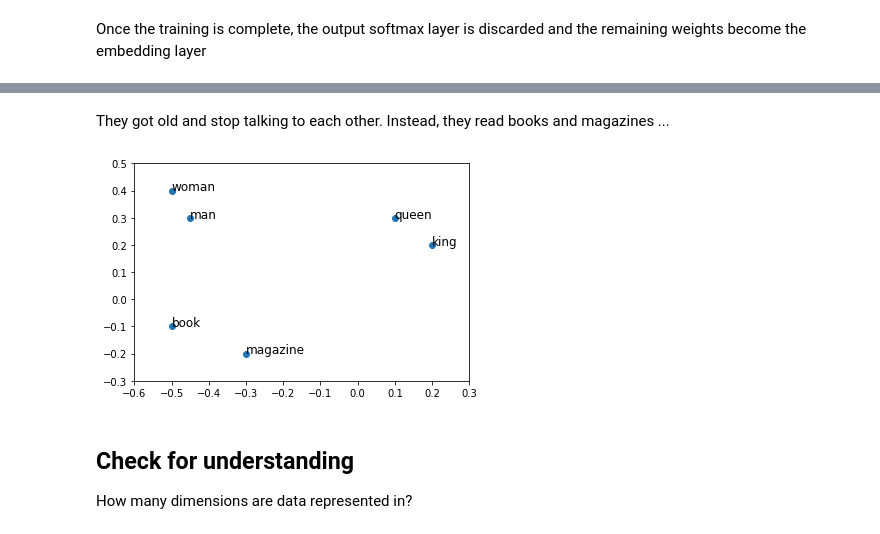
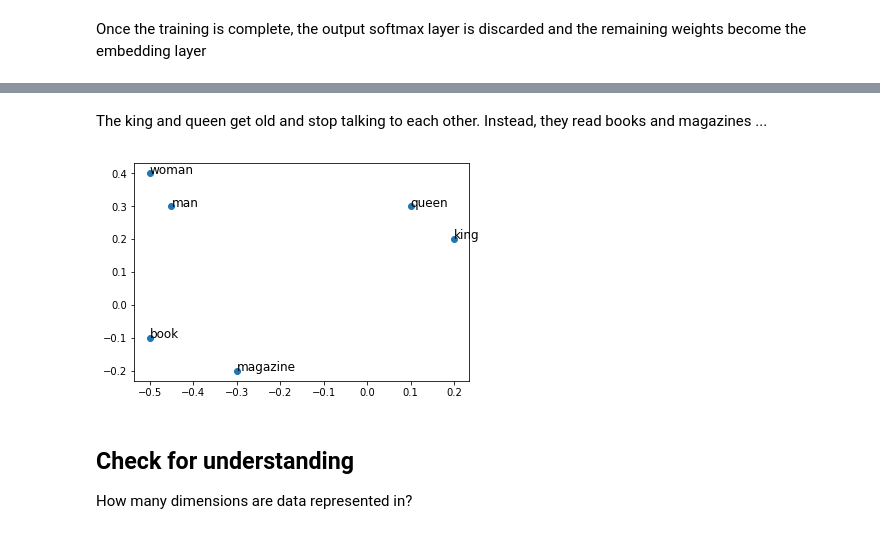
Before and after one commit to brianspiering/word-embeddings-workshop, a Jupyter notebook: 1_word_embedding_intro.ipynb, the cells around one changed output, grey strips where cells are left out. Drawn from its saved outputs; the diff is of its cells as text; code cells hidden in the pictures.

```diff
--- a/1_word_embedding_intro.ipynb
+++ b/1_word_embedding_intro.ipynb
@@ -117,5 +118,5 @@ They become king and queen ...
 # %% [markdown]
-They got old and stop talking to each other. Instead, they read books and magazines ...
+The king and queen get old and stop talking to each other. Instead, they read books and magazines ...
 # %%
 # Represent data
 corpus = """The man and woman meet each other ...
@@ -140,12 +141,10 @@ vectors = np.array([[0.1,   0.3],  # queen
 # %%
 # Plot the most important words
 plt.plot(vectors[:,0], vectors[:,1], 'o')
-plt.xlim(-0.6, 0.3)
-plt.ylim(-0.3, 0.5)
-for word, x, y in zip(important_words, vectors[:,0], vectors[:,1]):
+for word, x, y in zip(important_words, vectors[:,0], vector®s[:,1]):
     plt.annotate(word, (x, y), size=12)
 # %% [output]
-[figure, old version]
+[figure, new version]
 # %% [markdown]
 Check for understanding
 ---
```
Also changed, not shown: parts of 21 cells of this notebook, 2 other files.
